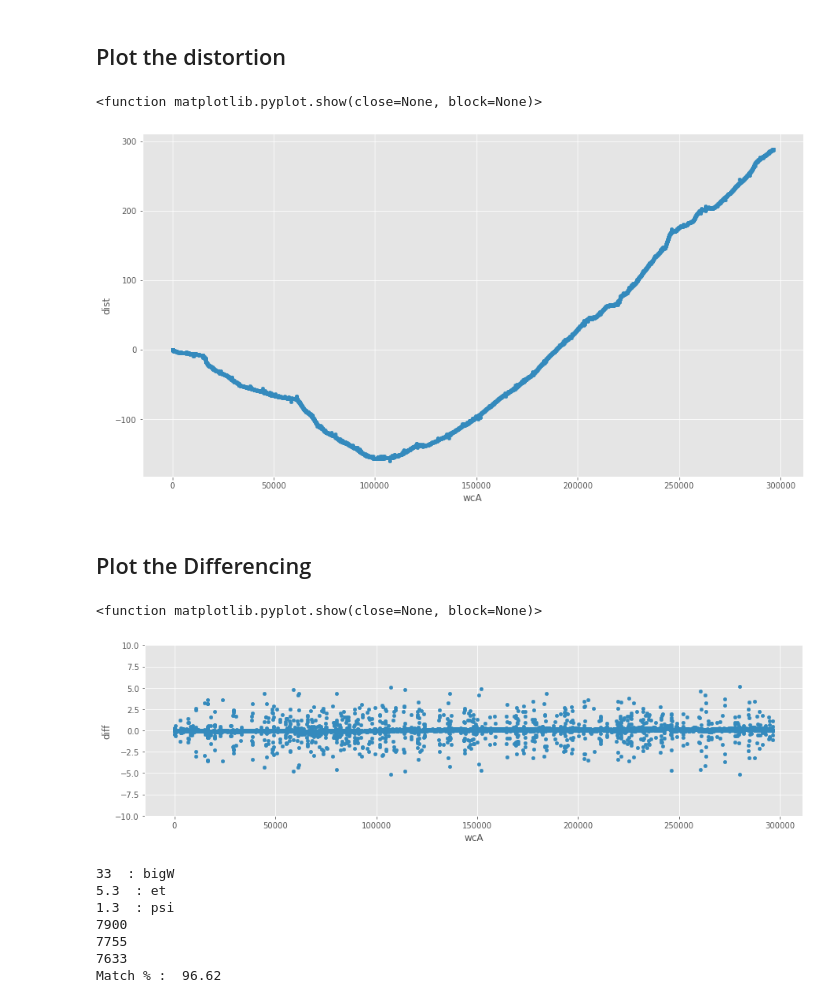
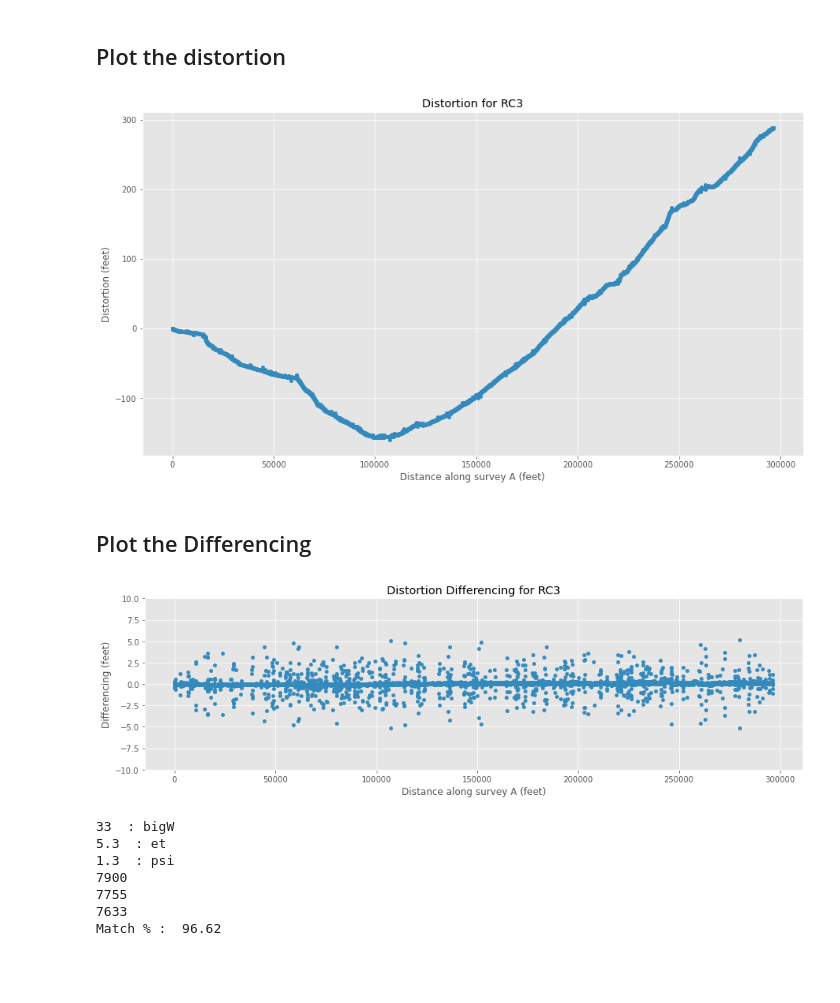
Before and after one commit to craigchamplin/Distortion-Sequence-Matching, a Jupyter notebook: code/Inductive Algorithm.ipynb, the cells around one changed output. Cells and saved outputs as stored; diff of their text form; code cells hidden in the pictures; blank space fills up the shorter version.

```diff
--- a/code/Inductive Algorithm.ipynb
+++ b/code/Inductive Algorithm.ipynb
@@ -107,13 +107,13 @@ warnings.filterwarnings('ignore')
 ###
 # dset = 'RC1'; AStartRow=3; BStartRow=2; AEndRow=3913; BEndRow=3865
 # dset = 'RC2'; AStartRow=4; BStartRow=6; AEndRow=12875; BEndRow=12375
-dset = 'RC2'; AStartRow=6896; BStartRow=6556; AEndRow=12875; BEndRow=12375  # 2nd half
-# dset = 'RC3'; AStartRow=3; BStartRow=3; AEndRow=7902; BEndRow=7757
+# dset = 'RC2'; AStartRow=6896; BStartRow=6556; AEndRow=12875; BEndRow=12375  # 2nd half
+dset = 'RC3'; AStartRow=3; BStartRow=3; AEndRow=7902; BEndRow=7757
 # dset = 'RC4'; AStartRow=0; BStartRow=0; AEndRow=388; BEndRow=386
 
 # import data
-fnameA = ('./Data/' + dset + '-A.csv')
-fnameB = ('./Data/' + dset + '-B.csv')
+fnameA = ('../data/' + dset + '-A.csv')
+fnameB = ('../data/' + dset + '-B.csv')
 
 colNames = ['wc','event']
 
@@ -357,30 +357,30 @@ All configurable parameters are here
 ## RC1
 # bigW = 53
 # psi = 1.3
-# et = 2.0
+# etMonoVal = 2.0
 # row count 3751 rows
 #
 ## RC2
 # Major reroutes, output is random walk
 #
 ## RC3
-# bigW = 33
-# psi = 1.3
-# et = 5.3
+bigW = 33
+psi = 1.3
+etMonoVal = 5.3
 # row count 7633 rows
 #
 ## RC4
 # bigW = 45
 # psi = 1.3
-# et = 2.0
+# etMonoVal = 2.0
 # row count 379 rows
 
-# toggle the use of scanw
+### toggle the use of scanw
 runScanw = True
 # runScanw = False
 
 # target error threshold (\mathring{\varepsilon})
-etMonoVal = 10.3                   # real
+# etMonoVal = 10.3                   # real
 et = {'refpoint1':etMonoVal,
       'refpoint2':etMonoVal,
       'refpoint3':etMonoVal,
@@ -389,10 +389,10 @@ et = {'refpoint1':etMonoVal,
       'weld':etMonoVal}
 
 # Capital W window (about the size of longest joints)
-bigW = 243                      # real
+# bigW = 243                      # real
 
 # scan window factor of safety (w = DD * psi)
-psi = 11.3                     # real
+# psi = 11.3                     # real
 
 # boundary conditions
 i = AStartRow
@@ -564,32 +564,38 @@ Finished at : 12:40:08
 #### Plot_distortion
 ## Label 10
 
-dsS.plot(kind='scatter', x='wcA', y='dist', figsize=[15,8])
+dsS.plot(kind='scatter',
+         x='wcA', y='dist',
+         figsize=[15,8],
+         xlabel='Distance along survey A (feet)',
+         ylabel='Distortion (feet)',
+         title='Distortion for ' + dset)
 # , ylim=[-160,0], xlim=[0,107500]
 plt.show
 
 ### Uncomment to save the plot
 # plt.savefig('./Distortion ', + dset + ,'.pdf')
-# plt.savefig('./Distortion ', + dset + ,'.png')
+plt.savefig('../results/Distortion_Graph_' + dset + '.png')
 # %% [output]
-<function matplotlib.pyplot.show(close=None, block=None)>
-[figure, old version]
+[figure, new version]
 # %% [markdown]
 ## Plot the Differencing
 # %%
 # Plot_diff
 ## Label 11
 
-dsS.plot(kind='scatter', x='wcA', y='diff', figsize=[15,4], ylim=[-10,10])
+dsS.plot(kind='scatter', x='wcA', y='diff',
+         figsize=[15,4], ylim=[-10,10],
+         xlabel='Distance along survey A (feet)',
+         ylabel='Differencing (feet)',
+         title='Distortion Differencing for ' + dset)
 # , ylim=[-160,0], xlim=[0,107500]
 plt.show
 
 ### Uncomment to save the plot
-# plt.savefig('./Differencing ', + dset + ,'.pdf')
-# plt.savefig('./Differencing ', + dset + ,'.png')
+plt.savefig('../results/Differencing_Graph_' + dset + '.png')
 # %% [output]
-<function matplotlib.pyplot.show(close=None, block=None)>
-[figure, old version]
+[figure, new version]
 # %%
 ### Grid_Search
 ## Label 12
```
Also changed, not shown: parts of 4 cells of this notebook, 12 other files.
